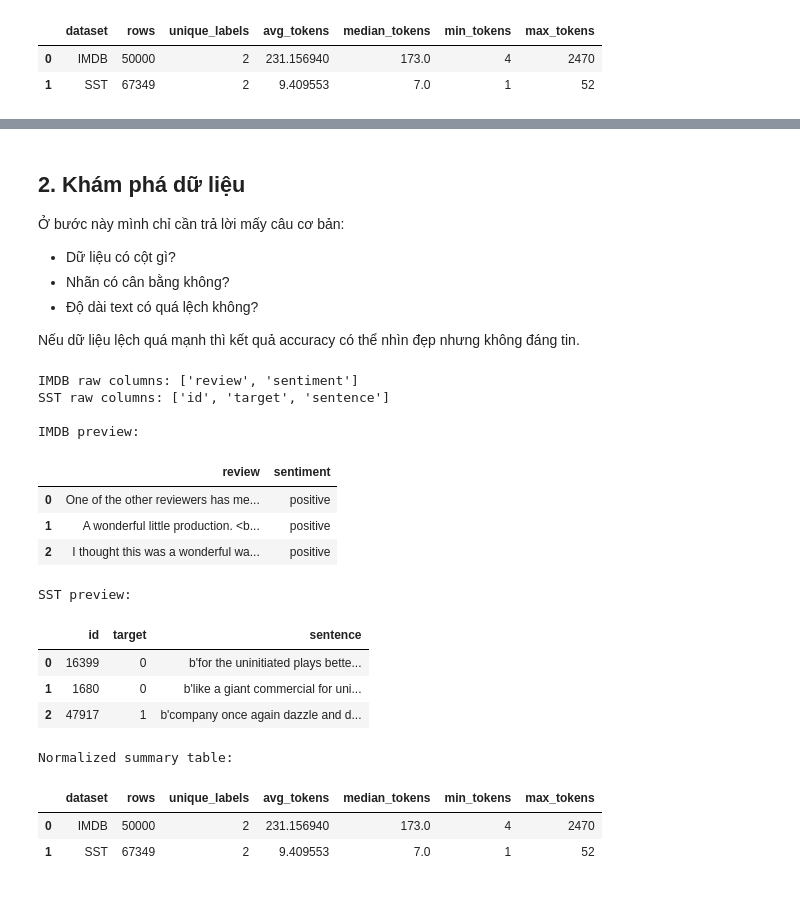
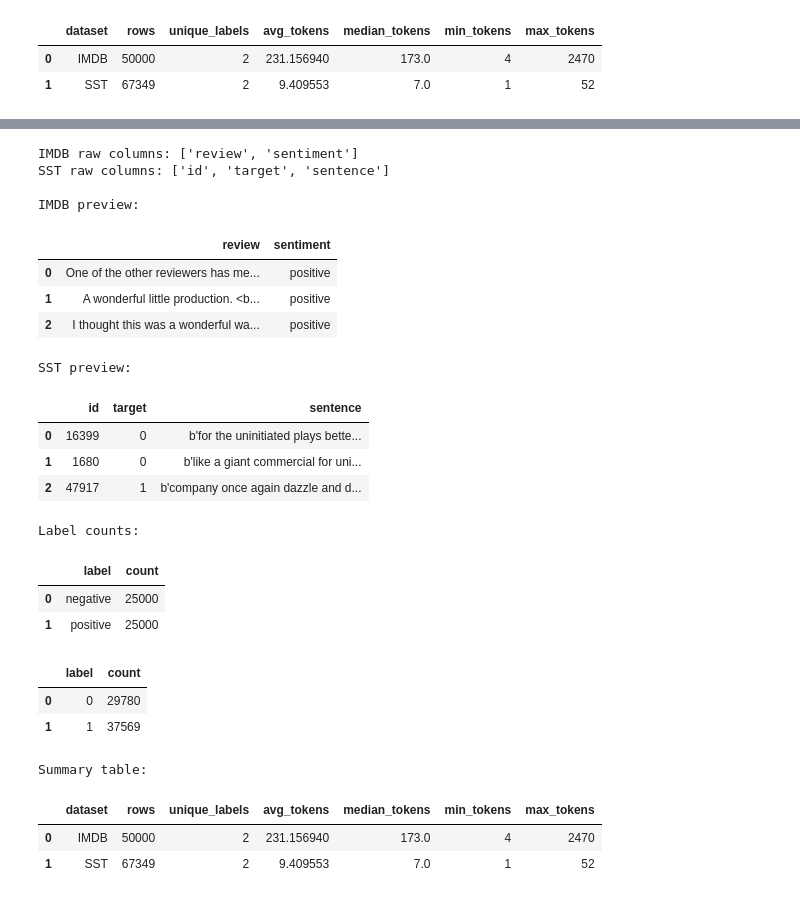
Before and after one commit to Dyu20705/Classical-NLP-From-Scratch-Research-Framework, a Jupyter notebook: notebook/exploration.ipynb, the cells around one changed output, grey strips where cells are left out. Saved outputs shown, nothing was run; the diff lists cells and outputs as text; code cells hidden in the pictures.

```diff
--- a/notebook/exploration.ipynb
+++ b/notebook/exploration.ipynb
@@ -87,43 +52,44 @@ Tuy không "xịn" như mô hình deep learning, nhưng nó giúp mình học ch
-# %% [markdown]
-## 2. Khám phá dữ liệu
-
-Ở bước này mình chỉ cần trả lời mấy câu cơ bản:
-
-- Dữ liệu có cột gì?
-- Nhãn có cân bằng không?
-- Độ dài text có quá lệch không?
-
-Nếu dữ liệu lệch quá mạnh thì kết quả accuracy có thể nhìn đẹp nhưng không đáng tin.
 # %%
 print('IMDB raw columns:', list(imdb_bundle['raw'].columns))
 print('SST raw columns:', list(sst_bundle['raw'].columns))
 
 print('\nIMDB preview:')
 display(imdb_bundle['raw'].head(3))
 
 print('\nSST preview:')
 display(sst_bundle['raw'].head(3))
 
-print('\nNormalized summary table:')
+print('\nLabel counts:')
+display(imdb_label_counts.rename_axis('label').reset_index(name='count'))
+display(sst_label_counts.rename_axis('label').reset_index(name='count'))
+
+print('\nSummary table:')
 display(summary_table)
 # %% [output]
 IMDB raw columns: ['review', 'sentiment']
 SST raw columns: ['id', 'target', 'sentence']
 
 IMDB preview:
 |  | review | sentiment |
 | 0 | One of the other reviewers has me... | positive |
 | 1 | A wonderful little production. <b... | positive |
 | 2 | I thought this was a wonderful wa... | positive |
 SST preview:
 |  | id | target | sentence |
 | 0 | 16399 | 0 | b'for the uninitiated plays bette... |
 | 1 | 1680 | 0 | b'like a giant commercial for uni... |
 | 2 | 47917 | 1 | b'company once again dazzle and d... |
-Normalized summary table:
+Label counts:
-|  | dataset | rows | unique_labels | avg_tokens | median_tokens | min_tokens | max_tokens |
-| 0 | IMDB | 50000 | 2 | 231.156940 | 173.0 | 4 | 2470 |
-| 1 | SST | 67349 | 2 | 9.409553 | 7.0 | 1 | 52 |
+|  | label | count |
+| 0 | negative | 25000 |
+| 1 | positive | 25000 |
+|  | label | count |
+| 0 | 0 | 29780 |
+| 1 | 1 | 37569 |
+Summary table:
+|  | dataset | rows | unique_labels | avg_tokens | median_tokens | min_tokens | max_tokens |
+| 0 | IMDB | 50000 | 2 | 231.156940 | 173.0 | 4 | 2470 |
+| 1 | SST | 67349 | 2 | 9.409553 | 7.0 | 1 | 52 |
 # %%
 fig, axes = plt.subplots(2, 2, figsize=(16, 10))
 
```
Also changed, not shown: parts of 18 cells of this notebook, 46 other files.
